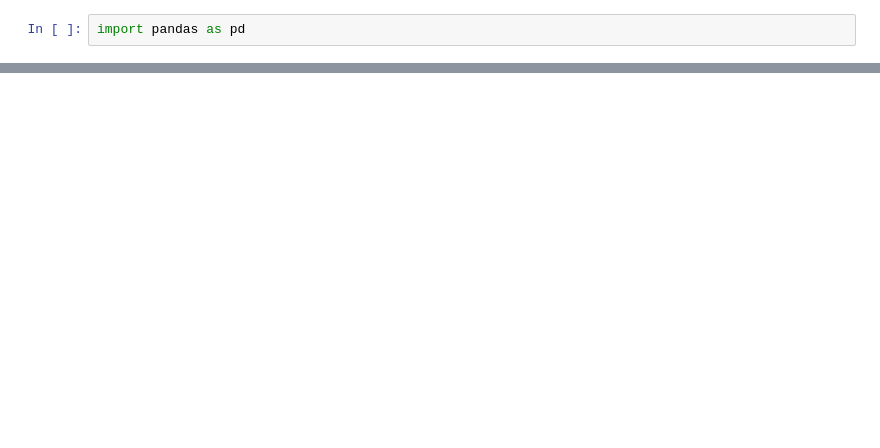
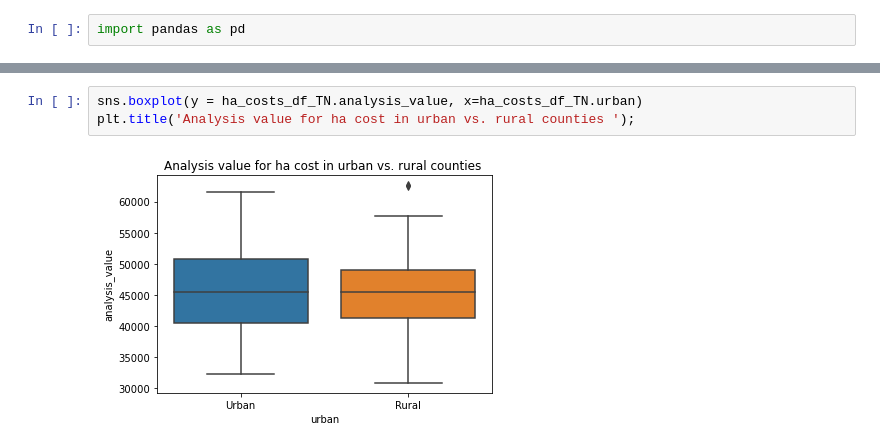
Before and after one commit to trinhlt2/data-science-essentials-3, a Jupyter notebook: notebooks/tn_med_helper_exploratory.ipynb, the cells around one changed output, grey strips where cells are left out. Drawn from its saved outputs; the diff is of its cells as text; blank space fills up the shorter version.

```diff
--- a/notebooks/tn_med_helper_exploratory.ipynb
+++ b/notebooks/tn_med_helper_exploratory.ipynb
@@ -176,0 +366,5 @@ income_df_TN.to_csv('')
+# %%
+sns.boxplot(y = ha_costs_df_TN.analysis_value, x=ha_costs_df_TN.urban)
+plt.title('Analysis value for ha cost in urban vs. rural counties ');
+# %% [output]
+[figure, added]
```
Also changed, not shown: parts of 105 cells of this notebook, 5 other files.
